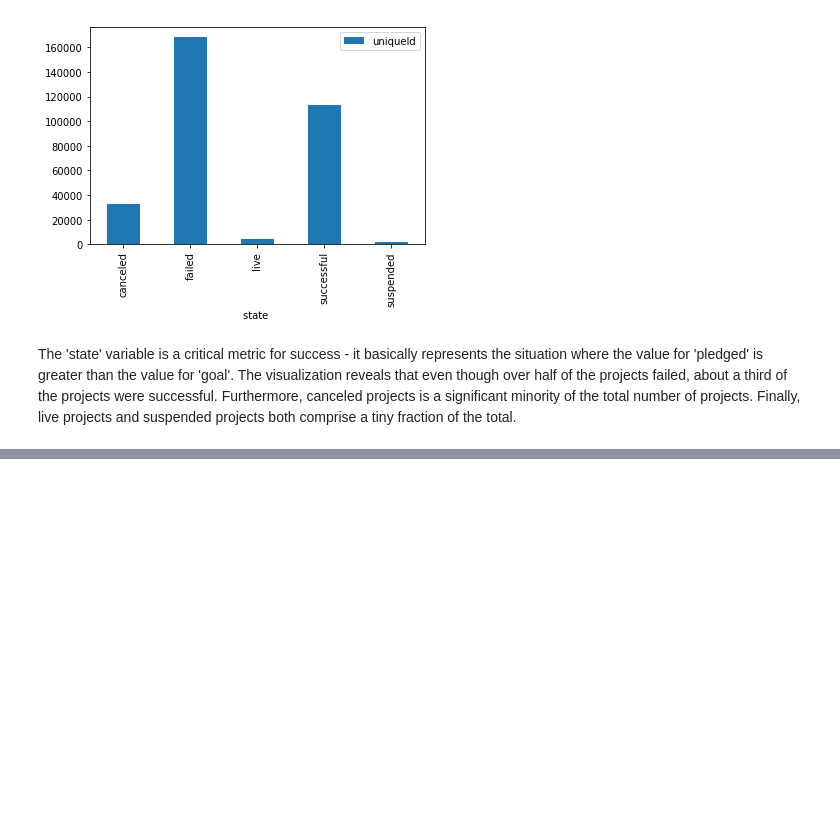
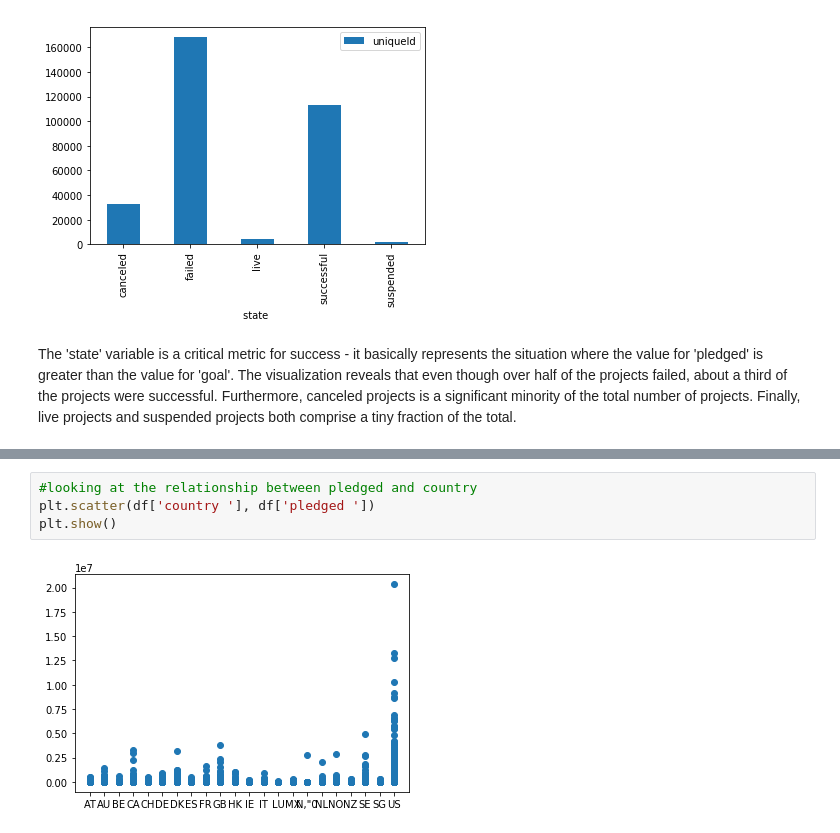
Before and after one commit to BryanCikatz/msds7331_project1, a Jupyter notebook: visualizations_bryan.ipynb, the cells around one changed output, grey strips where cells are left out. Cells and saved outputs as stored; diff of their text form; blank space fills up the shorter version.

```diff
--- a/visualizations_bryan.ipynb
+++ b/visualizations_bryan.ipynb
@@ -173,0 +250,6 @@ The 'state' variable is a critical metric for success - it basically represents
+# %%
+#looking at the relationship between pledged and country
+plt.scatter(df['country '], df['pledged '])
+plt.show()
+# %% [output]
+[figure, added]
```
Also changed, not shown: parts of 17 cells of this notebook.
